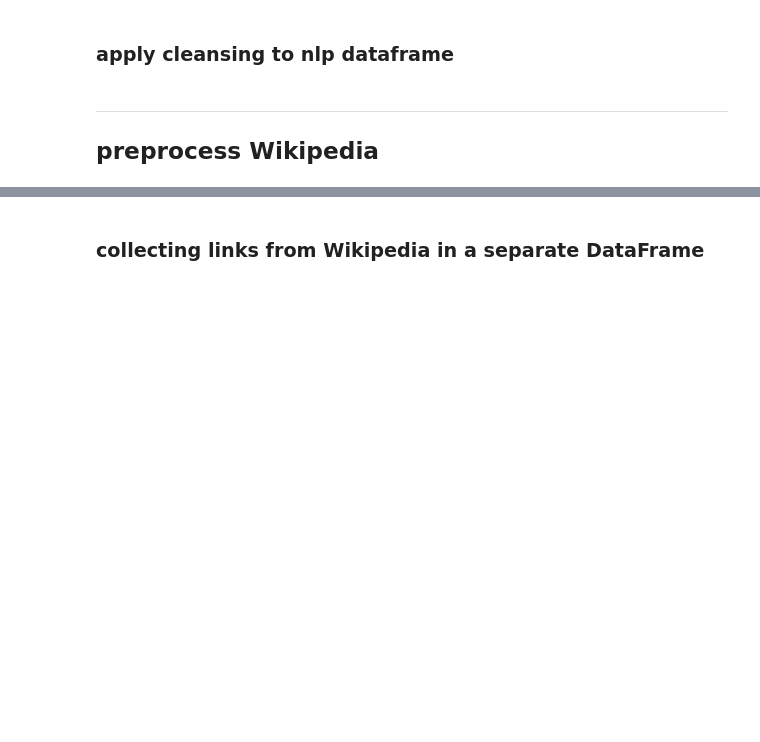
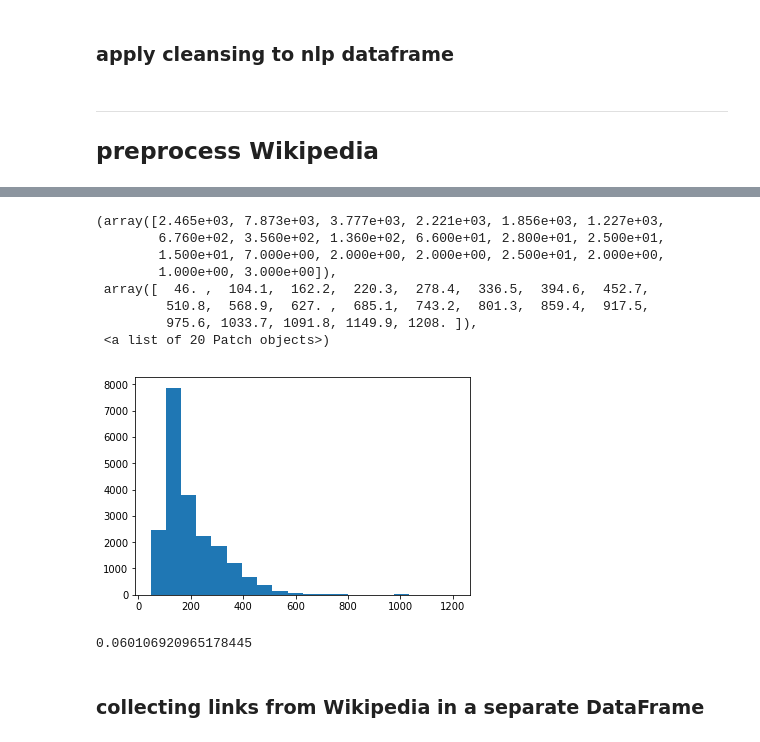
Before and after one commit to andifunke/topic-labeling, a Jupyter notebook: Snippets.ipynb, the cells around one changed output, grey strips where cells are left out. Saved outputs shown, nothing was run; the diff lists cells and outputs as text; code cells hidden in the pictures; blank space fills up the shorter version.

```diff
--- a/Snippets.ipynb
+++ b/Snippets.ipynb
@@ -469,3 +608,22 @@ dfnlpx.to_pickle(f)
+# %%
+plt.hist(df.enc_score, bins=20)
+# would be multimodal if not restircted to ARTICLEs
+# %% [output]
+(array([2.465e+03, 7.873e+03, 3.777e+03, 2.221e+03, 1.856e+03, 1.227e+03,
+        6.760e+02, 3.560e+02, 1.360e+02, 6.600e+01, 2.800e+01, 2.500e+01,
+        1.500e+01, 7.000e+00, 2.000e+00, 2.000e+00, 2.500e+01, 2.000e+00,
+        1.000e+00, 3.000e+00]),
+ array([  46. ,  104.1,  162.2,  220.3,  278.4,  336.5,  394.6,  452.7,
+         510.8,  568.9,  627. ,  685.1,  743.2,  801.3,  859.4,  917.5,
+         975.6, 1033.7, 1091.8, 1149.9, 1208. ]),
+ <a list of 20 Patch objects>)
+[figure, added]
+# %%
+# 400 seems to be a valid limit. We don't loose too many good articles here (~6 %)
+#df[df.enc_score.between(400, 500)][TEXT].tolist()
+len(df[df.enc_score > 400]) / len(df)
+# %% [output]
+0.060106920965178445
 # %% [markdown]
 ### collecting links from Wikipedia in a separate DataFrame
 # %%
```
Also changed, not shown: parts of 44 cells of this notebook, 1 other file.
